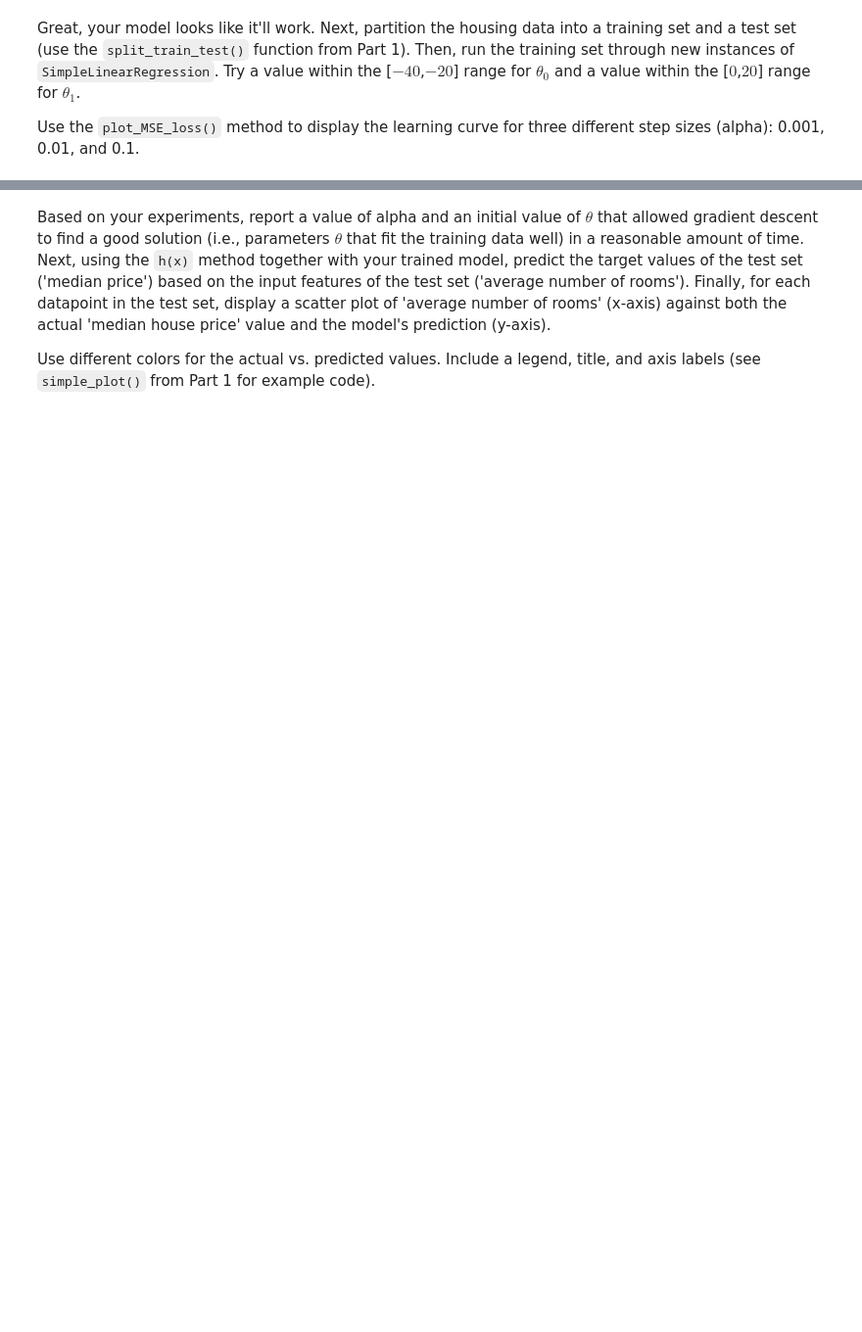
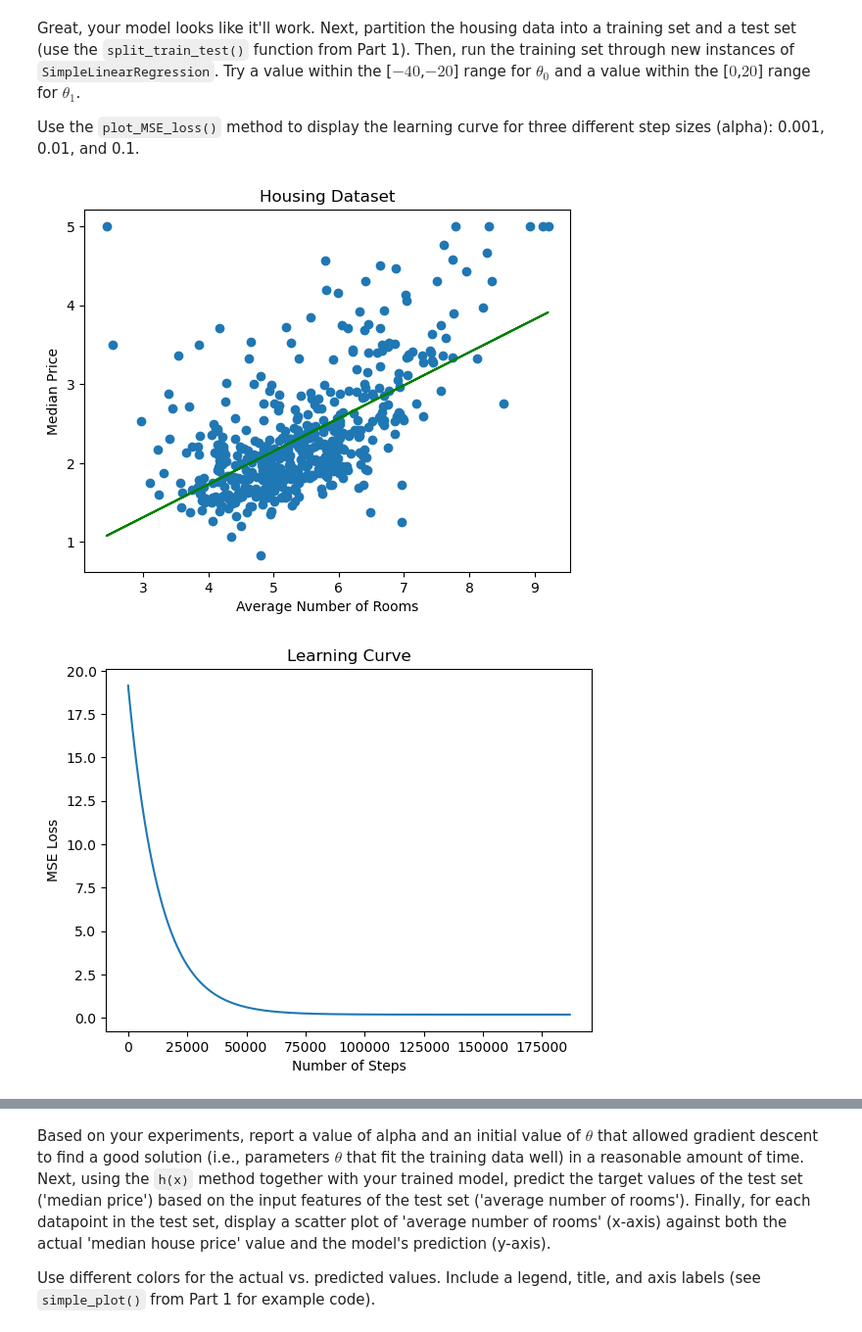
Before and after one commit to JayLi1209/cs4262-5262-2024S, a Jupyter notebook: Assignment1/Assignment1-Regression_2024S.ipynb, the cells around one changed output, grey strips where cells are left out. Shown: that part at 98% size. Cells and saved outputs as stored; diff of their text form; code cells hidden in the pictures; blank space fills up the shorter version.

```diff
--- a/Assignment1/Assignment1-Regression_2024S.ipynb
+++ b/Assignment1/Assignment1-Regression_2024S.ipynb
@@ -171,7 +233,16 @@ Great, your model looks like it'll work. Next, partition the housing data into a
 Use the `plot_MSE_loss()` method to display the learning curve for three different step sizes (alpha): 0.001, 0.01, and 0.1.
 # %%
 # Assess the different step sizes here (next four cells).
+rooms, price = fetch_housing_data()
 train_x, train_y, test_x, test_y = split_train_test(rooms, price)
 # %%
 alpha1 = 0.001
 #TODO - run an instance of the model and plot the learning curve
+theta = np.array([-31.0, 6.0])
+model = SimpleLinearRegressionModel(train_x, train_y, theta, alpha1)
+losses = model.run_gradient_descent()
+model.plot_current_model()
+model.plot_MSE_loss(losses)
+# %% [output]
+[figure, added]
+[figure, added]
```
Also changed, not shown: parts of 43 cells of this notebook.
